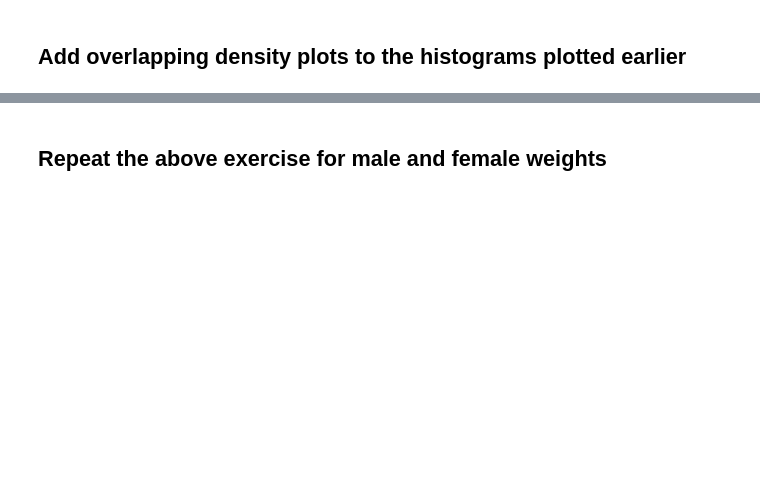
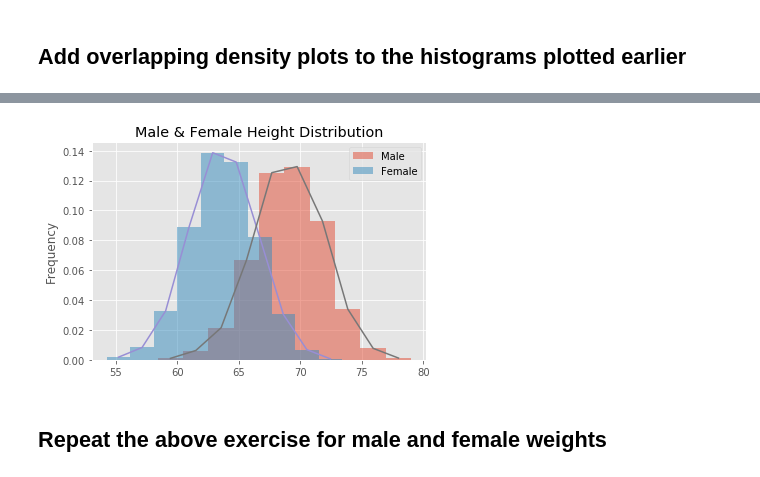
Before and after one commit to kcalizadeh/probability-density-functions-lab, a Jupyter notebook: index.ipynb, the cells around one changed output, grey strips where cells are left out. Saved outputs shown, nothing was run; the diff lists cells and outputs as text; code cells hidden in the pictures; blank space fills up the shorter version.

```diff
--- a/index.ipynb
+++ b/index.ipynb
@@ -93,2 +102,16 @@ def density(x):
+# %%
+# Your code here
+
+binsize = 10
+male_df['Height'].plot.hist(bins = binsize, density=True, alpha = 0.5, title='Male & Female Height Distribution', label='Male')
+female_df['Height'].plot.hist(bins = binsize, density=True, alpha = 0.5, label='Female')
+plt.legend()
+xf, yf = density(female_df['Height'])
+plt.plot(xf, yf)
+xm, ym = density(male_df['Height'])
+plt.plot(xm, ym)
+plt.show()
+# %% [output]
+[figure, added]
 # %% [markdown]
 ## Repeat the above exercise for male and female weights
```
Also changed, not shown: parts of 18 cells of this notebook.
